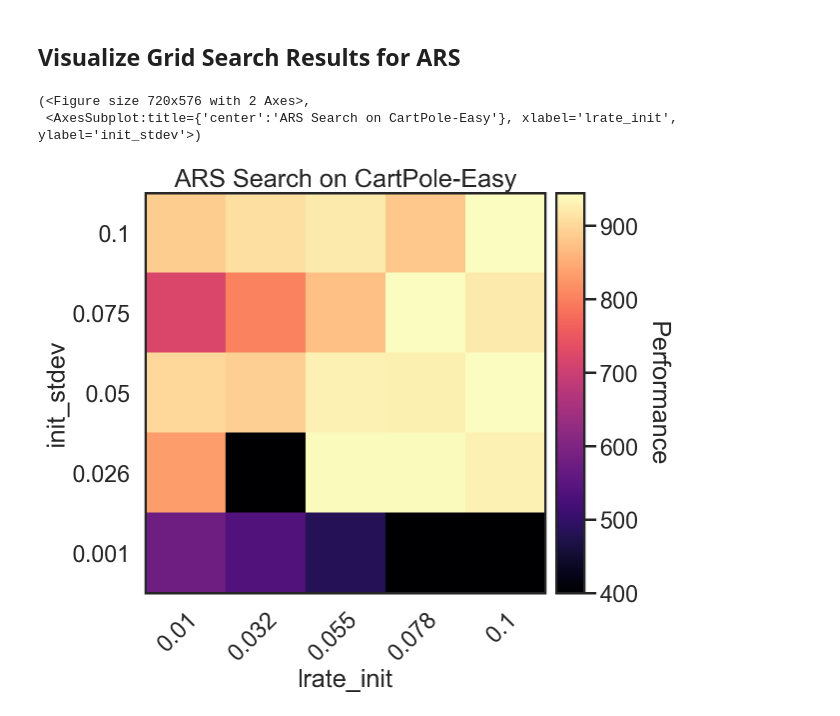
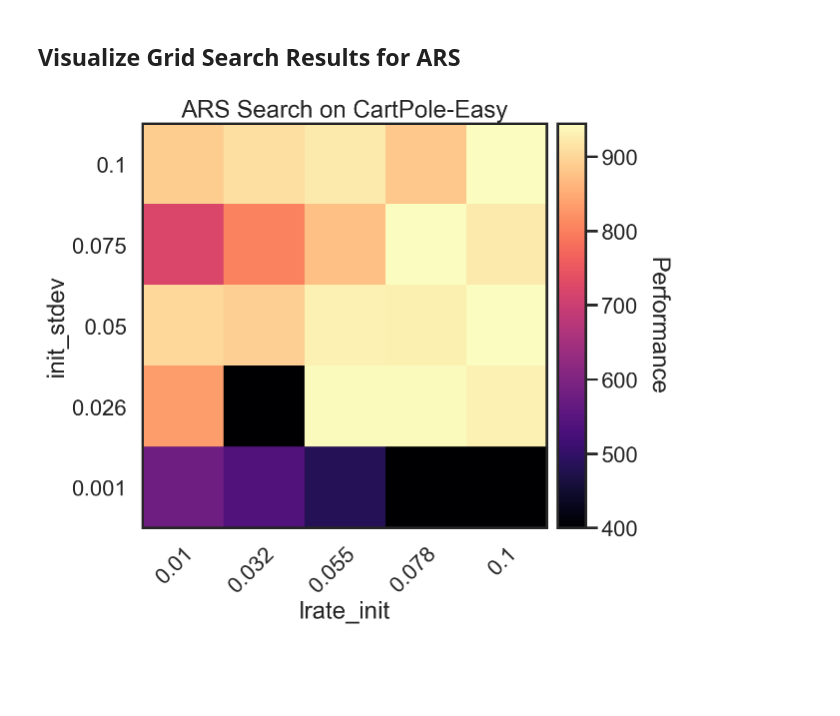
Before and after one commit to RobertTLange/evojax-benchmarks, a Jupyter notebook: viz_grid.ipynb, the cells around one changed output. Drawn from its saved outputs; the diff is of its cells as text; code cells hidden in the pictures; blank space fills up the shorter version.

```diff
--- a/viz_grid.ipynb
+++ b/viz_grid.ipynb
@@ -10,18 +10,17 @@ from mle_hyperopt.utils import load_search_log, visualize_2D_grid
 # %%
 df = load_search_log("log/ARS/cartpole_easy/search_log.yaml")
 
 visualize_2D_grid(
     df,
     params_to_plot=['es_config/init_stdev',
                     'es_config/optimizer_config/lrate_init'],
     plot_title="ARS Search on CartPole-Easy",
     xy_labels=["lrate_init", "init_stdev"],
     round_ticks=3,
-    min_heat = 400)
+    min_heat = 400,
+    fname="figures/ARS/cartpole_easy.png")
 # %% [output]
-(<Figure size 720x576 with 2 Axes>,
- <AxesSubplot:title={'center':'ARS Search on CartPole-Easy'}, xlabel='lrate_init', ylabel='init_stdev'>)
-[figure, old version]
+[figure, new version]
 # %%
 df = load_search_log("log/ARS/cartpole_hard/search_log.yaml")
 
```
Also changed, not shown: parts of 2 cells of this notebook, 55 other files.
